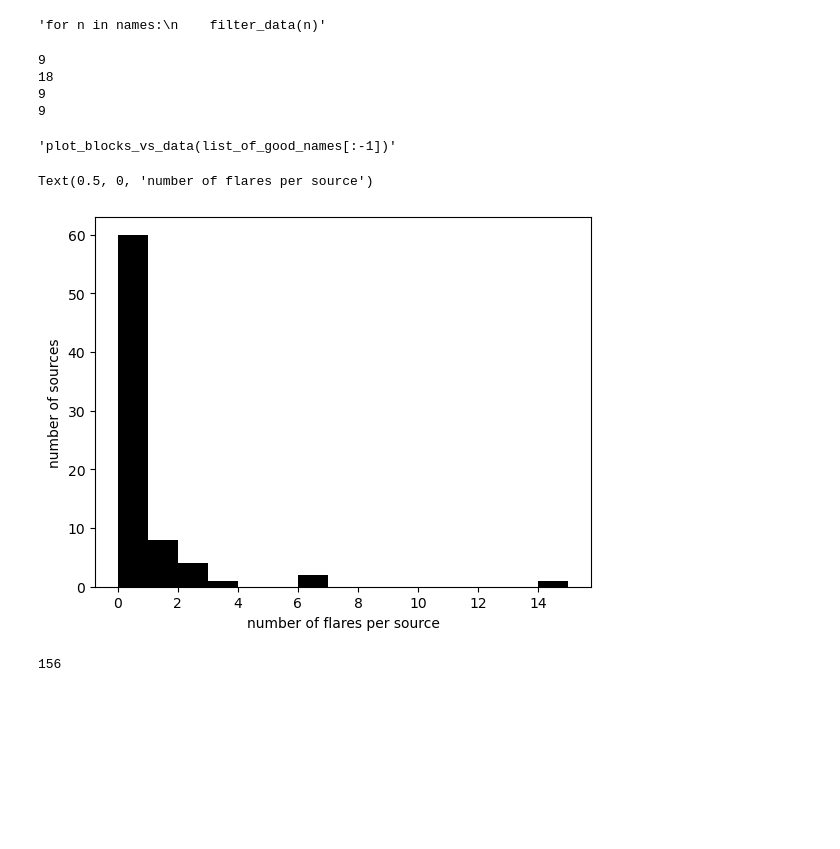
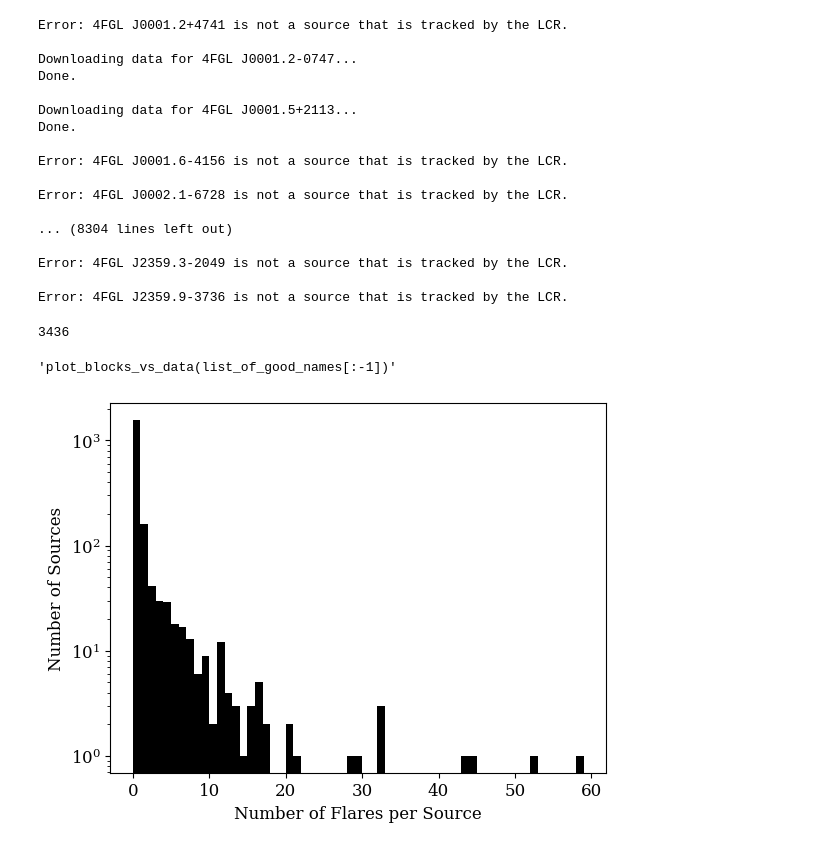
Before and after one commit to ell-oo/blazarLCS, a Jupyter notebook: blazarLCS2.ipynb, the cells around one changed output. Drawn from its saved outputs; the diff is of its cells as text; code cells hidden in the pictures; blank space fills up the shorter version.

```diff
--- a/blazarLCS2.ipynb
+++ b/blazarLCS2.ipynb
@@ -37,3 +37,12 @@ from sklearn.datasets import make_blobs
 from sklearn.cluster import DBSCAN
 from sklearn.neighbors import NearestNeighbors
 from kneed import KneeLocator
+from scipy.optimize import curve_fit
+from scipy import stats
+from astropy.cosmology import Planck18 as cosmo
+
+
+import matplotlib as mpl
+mpl.rcParams['font.family'] = 'Serif'
+mpl.rcParams['font.size'] = 12
+mpl.rcParams['mathtext.fontset'] = 'cm'
@@ -297,33 +356,47 @@ def flare_counting(blocked_flux_array,qb):
 # %%
 list_of_blazars = np.genfromtxt('fgl4_dr2_blazars.dat', delimiter=',', dtype=str) #read in data
 
-names = list_of_blazars[::20]
+names = list_of_blazars
 #names=strong_flares
-
+#names=odd_flares
 #names=np.append(names,'4FGL J0001.5+2113')
 # %%
 #This cell uses our created function, filter_data, to find and save
 #the good, filtered data of every source in a dictionary,
 #where every dictionary entry (by using [n]) is the source.
+#names re defined without high amp
 
+#names=np.delete(names,high_amp)
 
+#if n in high_amp:
+        #names.remove(n)
+for n in names:
 
-'''for n in names:
-    filter_data(n)'''
+    filter_data(n)
 
 #list_of_good_names = np.array(list_of_good_names)
 # %% [output]
-'for n in names:\n    filter_data(n)'
+Error: 4FGL J0001.2+4741 is not a source that is tracked by the LCR.
+
+Downloading data for 4FGL J0001.2-0747...
+Done.
+
+Downloading data for 4FGL J0001.5+2113...
+Done.
+
+Error: 4FGL J0001.6-4156 is not a source that is tracked by the LCR.
+
+Error: 4FGL J0002.1-6728 is not a source that is tracked by the LCR.
+
+... (8304 lines left out)
+
+Error: 4FGL J2359.3-2049 is not a source that is tracked by the LCR.
+
+Error: 4FGL J2359.9-3736 is not a source that is tracked by the LCR.
 # %%
-print(len(names))
-print(len(list_of_good_names))
-print(len(list_of_solar_indexes))
-print(len(list_of_bad_indexes))
+print(len(names))#3436
 # %% [output]
-9
-18
-9
-9
+3436
 # %%
 #This cell uses our created function, block_good_fluxes, to find and save
 #the Bayesian Block details and quiescent baseline of every source
@@ -347,22 +420,23 @@ for n in names:
 # %%
 list_of_good_flares ={}
 num_of_flares_per_source={}
 num_of_flares=[]
 
 
 for n in list_of_good_names:
     ids_of_flares=flare_counting(all_blocked_flux[n],quiescent_baseline[n])
     num_of_flares_per_source[n]=(len(ids_of_flares))
     num_of_flares.append(len(ids_of_flares))
     list_of_good_flares[n]=ids_of_flares
 
 
 
 plt.figure()
 plt.hist(num_of_flares,bins=range(max(num_of_flares)+1),color='black')
-plt.ylabel('number of sources')
-plt.xlabel('number of flares per source')
+plt.ylabel('Number of Sources')
+plt.xlabel('Number of Flares per Source')
+plt.yscale('log')
+plt.savefig('numOfFlaresHist.png')
 # %% [output]
-Text(0.5, 0, 'number of flares per source')
-[figure, old version]
+[figure, new version]
 # %%
@@ -401,9 +475,7 @@ fits.HDUList(hdulist).writeto('blazar_lightcurves.fits', overwrite=True)
 # %%
-hdu=fits.open('blazar_lightcurves.fits')
+'''hdu=fits.open('blazar_lightcurves.fits')
 print(len(list_of_good_names))
-#hdu.info()
+#hdu.info()'''
-# %% [output]
-156
 # %%
 # Counting IDs and total time elapsed per flare
 time_elapsed = {}
```
Also changed, not shown: parts of 29 cells of this notebook.
